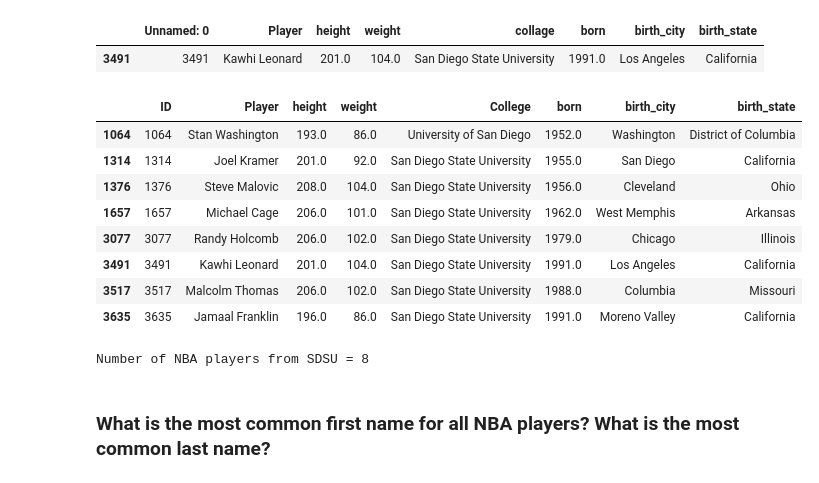
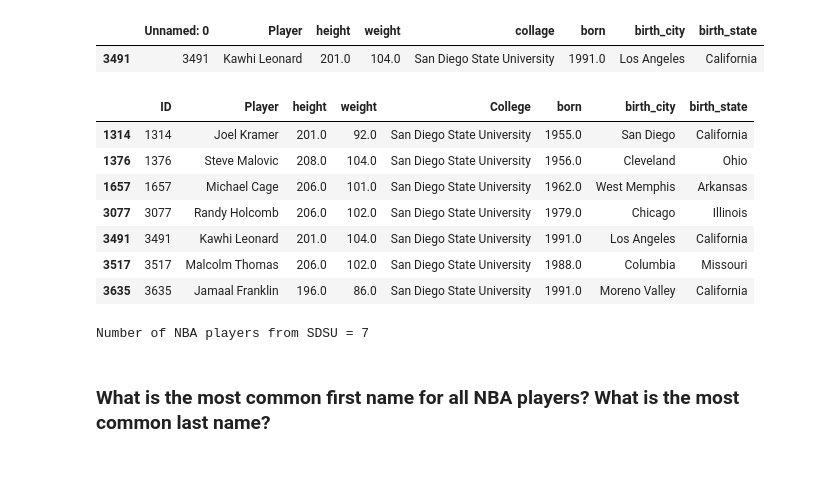
Before and after one commit to brentwilder/NBAplayers, a Jupyter notebook: NBA.ipynb, the cells around one changed output. Drawn from its saved outputs; the diff is of its cells as text; code cells hidden in the pictures.

```diff
--- a/NBA.ipynb
+++ b/NBA.ipynb
@@ -51,10 +52,9 @@ df[df['Player'].str.contains('Kawhi', case=False, na=False)]
 df.rename(columns={'Unnamed: 0': 'ID', 'collage': 'College'}, inplace=True)
 # %%
 # Find number of NBA players from San Diego State University
-df[df['College'].str.contains('San Diego', case=False, na=False)]
+df[df['College'].str.contains('San Diego State', case=False, na=False)]
 # %% [output]
 |  | ID | Player | height | weight | College | born | birth_city | birth_state |
-| 1064 | 1064 | Stan Washington | 193.0 | 86.0 | University of San Diego | 1952.0 | Washington | District of Columbia |
 | 1314 | 1314 | Joel Kramer | 201.0 | 92.0 | San Diego State University | 1955.0 | San Diego | California |
 | 1376 | 1376 | Steve Malovic | 208.0 | 104.0 | San Diego State University | 1956.0 | Cleveland | Ohio |
 | 1657 | 1657 | Michael Cage | 206.0 | 101.0 | San Diego State University | 1962.0 | West Memphis | Arkansas |
@@ -63,9 +63,9 @@ df[df['College'].str.contains('San Diego', case=False, na=False)]
 | 3517 | 3517 | Malcolm Thomas | 206.0 | 102.0 | San Diego State University | 1988.0 | Columbia | Missouri |
 | 3635 | 3635 | Jamaal Franklin | 196.0 | 86.0 | San Diego State University | 1991.0 | Moreno Valley | California |
 # %%
-print("Number of NBA players from SDSU = " + str(len(df[df['College'].str.contains('San Diego', case=False, na=False)])))
+print("Number of NBA players from SDSU = " + str(len(df[df['College'].str.contains('San Diego State', case=False, na=False)])))
 # %% [output]
-Number of NBA players from SDSU = 8
+Number of NBA players from SDSU = 7
 # %% [markdown]
 ### What is the most common first name for all NBA players? What is the most common last name?
 # %%
```
Also changed, not shown: parts of 8 cells of this notebook, 1 other file.
